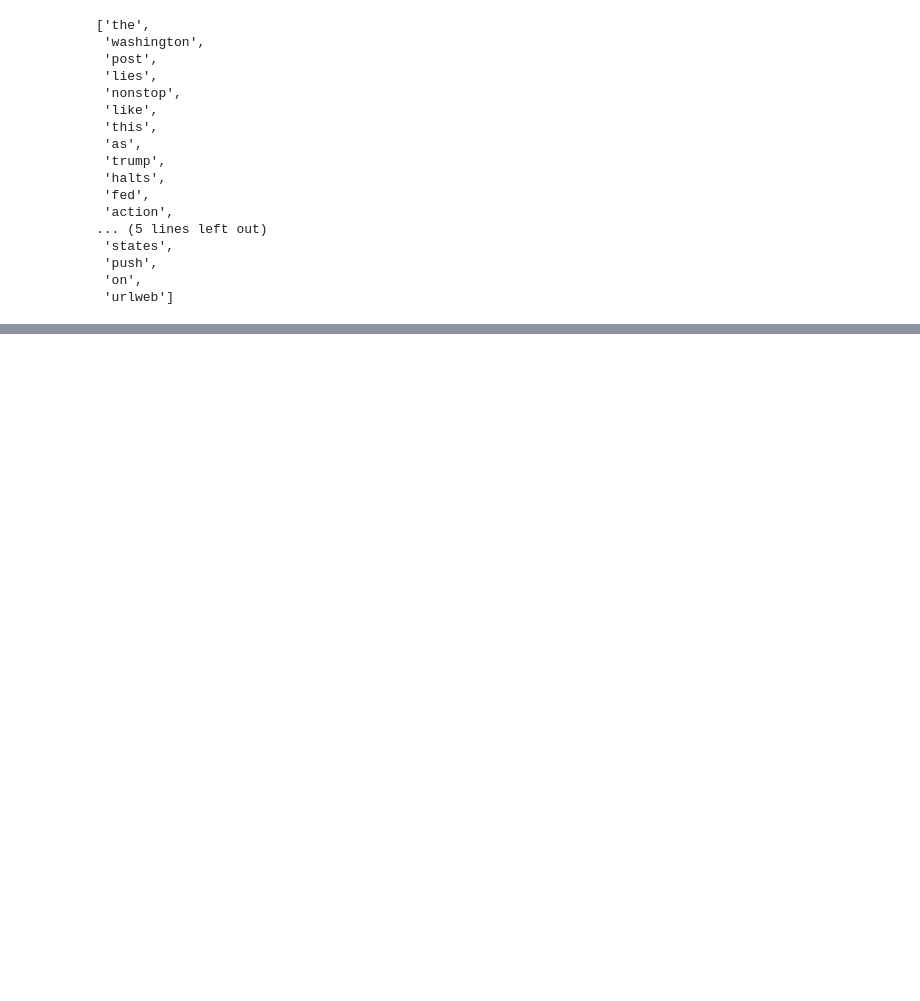
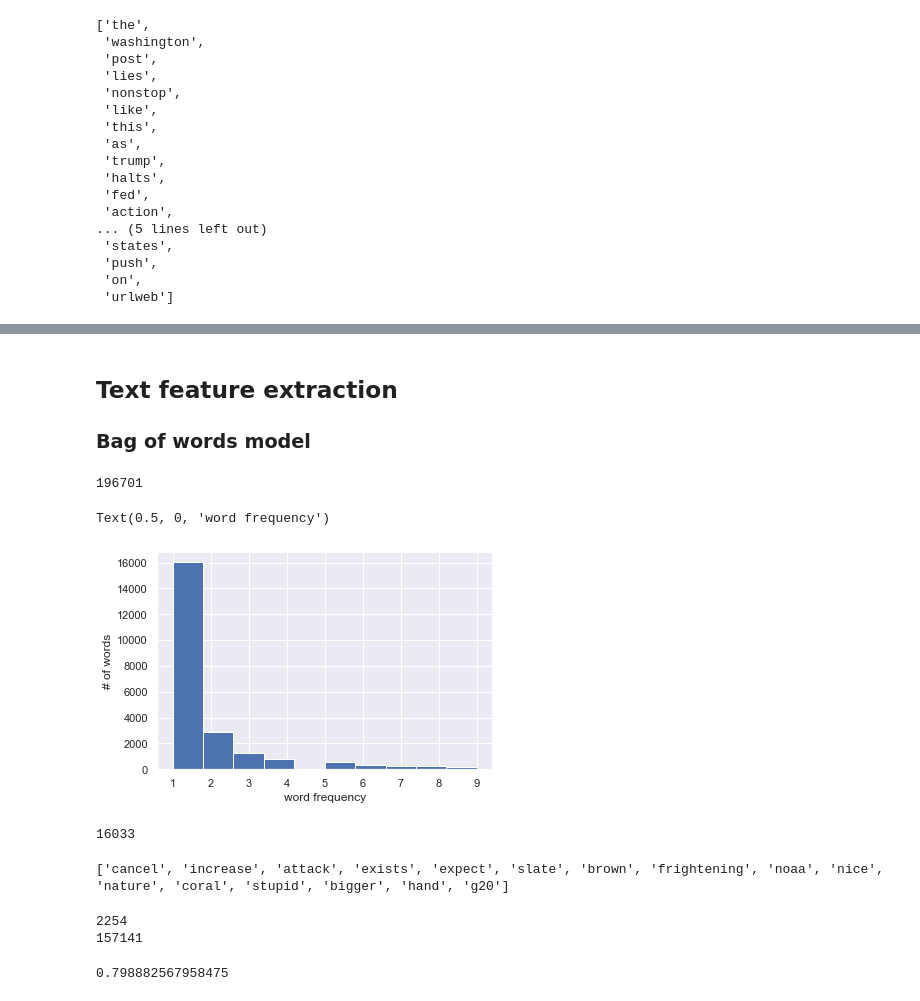
Before and after one commit to rivoni-khoza/classification-predict-streamlit-template, a Jupyter notebook: EDSA - Climate Change Belief Analysis.ipynb, the cells around one changed output, grey strips where cells are left out. Cells and saved outputs as stored; diff of their text form; code cells hidden in the pictures; blank space fills up the shorter version.

```diff
--- a/EDSA - Climate Change Belief Analysis.ipynb
+++ b/EDSA - Climate Change Belief Analysis.ipynb
@@ -290,0 +419,70 @@ print(stopwords.words('english'))
+# %% [markdown]
+## Text feature extraction
+
+### Bag of words model
+# %%
+def bag_of_words_count(words, word_dict={}):
+    """ this function takes in a list of words and returns a dictionary
+        with each word as a key, and the value represents the number of
+        times that word appeared"""
+    for word in words:
+        if word in word_dict.keys():
+            word_dict[word] += 1
+        else:
+            word_dict[word] = 1
+    return word_dict
+# %%
+personality = {}
+for pp in type_sentiment:
+    df = df_train_new.groupby('sentiment')
+    personality[pp] = {}
+    for row in df.get_group(pp)['lemma']:
+        personality[pp] = bag_of_words_count(row, personality[pp])
+# %%
+all_words = set()
+for pp in type_sentiment:
+    for word in personality[pp]:
+        all_words.add(word)
+# %%
+personality['all'] = {}
+for pp in type_sentiment:
+    for word in all_words:
+        if word in personality[pp].keys():
+            if word in personality['all']:
+                personality['all'][word] += personality[pp][word]
+            else:
+                personality['all'][word] = personality[pp][word]
+# %%
+total_words = sum([v for v in personality['all'].values()])
+total_words
+# %% [output]
+196701
+# %%
+_ = plt.hist([v for v in personality['all'].values() if v < 10],bins=10)
+plt.ylabel("# of words")
+plt.xlabel("word frequency")
+# %% [output]
+Text(0.5, 0, 'word frequency')
+[figure, added]
+# %%
+len([v for v in personality['all'].values() if v == 1])
+# %% [output]
+16033
+# %%
+rare_words = [k for k, v in personality['all'].items() if v==1]
+print(rare_words[:100])
+# %% [output]
+['cancel', 'increase', 'attack', 'exists', 'expect', 'slate', 'brown', 'frightening', 'noaa', 'nice', 'nature', 'coral', 'stupid', 'bigger', 'hand', 'g20']
+# %%
+# how many words appear more than 10 times?
+# how many words of the total does that account for?
+print(len([v for v in personality['all'].values() if v >= 10]))
+occurs_more_than_10_times = sum([v for v in personality['all'].values() if v >= 10])
+print(occurs_more_than_10_times)
+# %% [output]
+2254
+157141
+# %%
+occurs_more_than_10_times/total_words
+# %% [output]
+0.798882567958475
```
Also changed, not shown: parts of 31 cells of this notebook.
